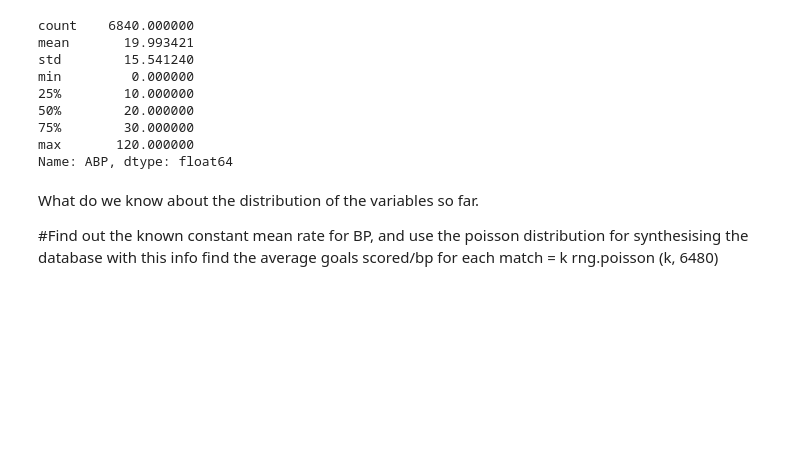
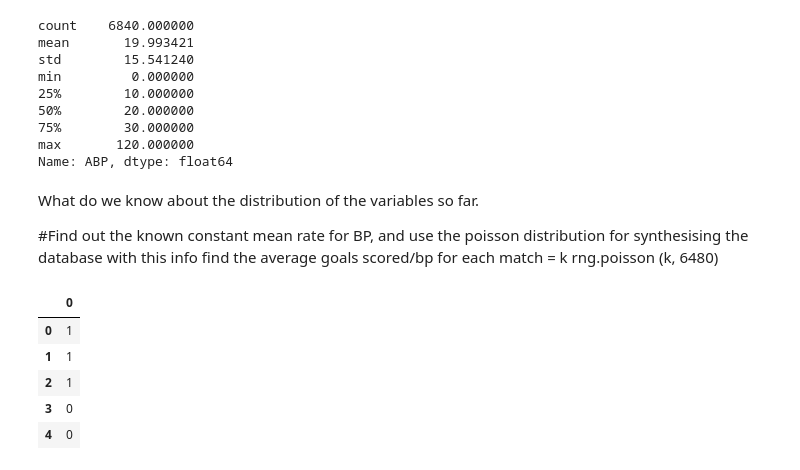
Before and after one commit to Kevin002023/PFDA-Assignment, a Jupyter notebook: PFDA -Assignment.ipynb, the cells around one changed output. Saved outputs shown, nothing was run; the diff lists cells and outputs as text; code cells hidden in the pictures; blank space fills up the shorter version.

```diff
--- a/PFDA -Assignment.ipynb
+++ b/PFDA -Assignment.ipynb
@@ -205,3 +244,16 @@ What do we know about the distribution of the variables so far.
 
 #Find out the known constant mean rate for BP, and use the poisson distribution for synthesising the database with this info
 find the average goals scored/bp for each match = k rng.poisson (k, 6480)
+# %%
+df1 = np.random.poisson(mean_home_goals, 6480)
+
+#New Home Goals (NHG) generated variable
+NHG = pd.DataFrame(df1)
+NHG.describe()
+# %% [output]
+|  | 0 |
+| 0 | 1 |
+| 1 | 1 |
+| 2 | 1 |
+| 3 | 0 |
+| 4 | 0 |
```
Also changed, not shown: parts of 17 cells of this notebook.
